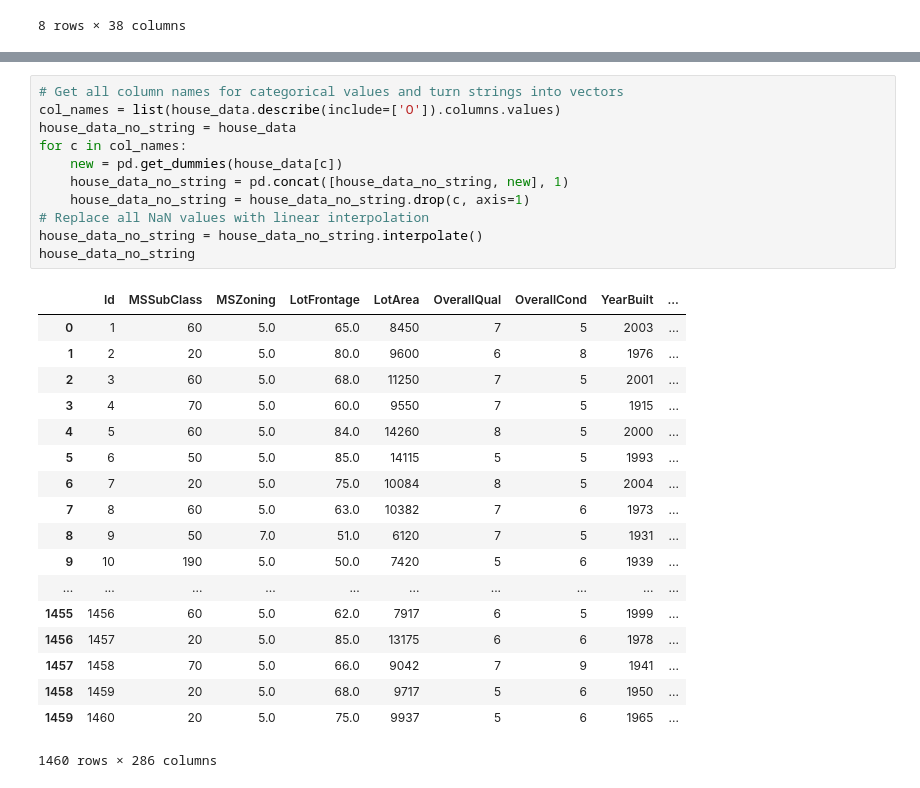
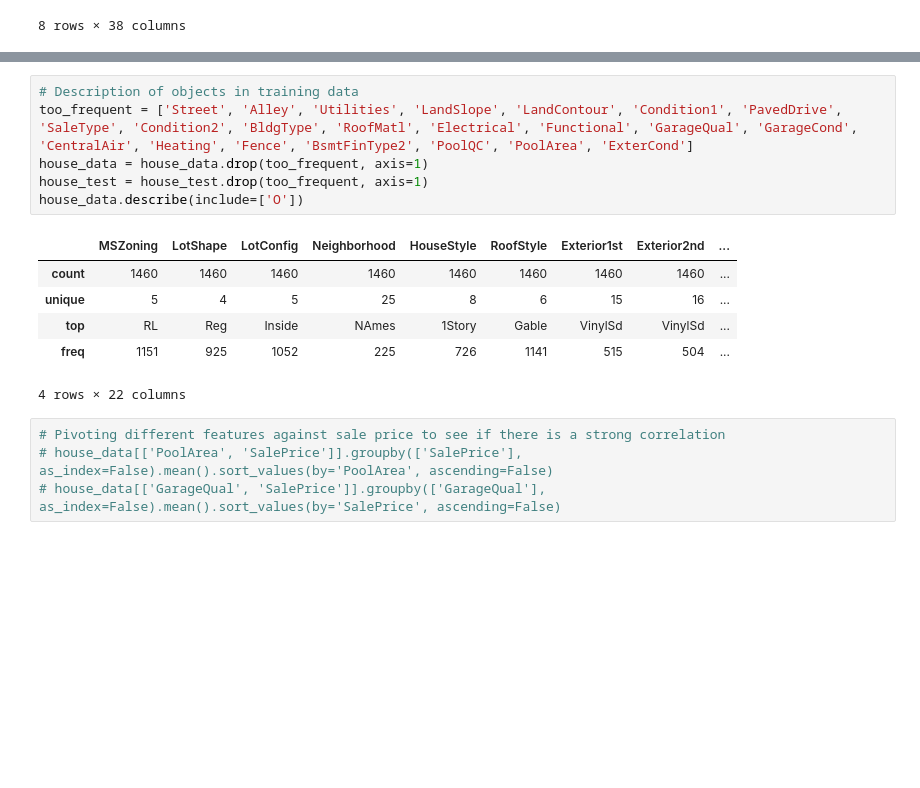
Before and after one commit to LycheeLisa/AnalyticsComp, a Jupyter notebook: Housing Competition.ipynb, the cells around one changed output, grey strips where cells are left out. Saved outputs shown, nothing was run; the diff lists cells and outputs as text; blank space fills up the shorter version.

```diff
--- a/Housing Competition.ipynb
+++ b/Housing Competition.ipynb
@@ -79,30 +72,17 @@ house_data.describe(include=['O'])
-# %%
-# Get all column names for categorical values and turn strings into vectors
-col_names = list(house_data.describe(include=['O']).columns.values)
-house_data_no_string = house_data
-for c in col_names:
-    new = pd.get_dummies(house_data[c])
-    house_data_no_string = pd.concat([house_data_no_string, new], 1)
-    house_data_no_string = house_data_no_string.drop(c, axis=1)
-# Replace all NaN values with linear interpolation
-house_data_no_string = house_data_no_string.interpolate()
-house_data_no_string
-# %% [output]
-|  | Id | MSSubClass | MSZoning | LotFrontage | LotArea | OverallQual | OverallCond | YearBuilt | ... |
-| 0 | 1 | 60 | 5.0 | 65.0 | 8450 | 7 | 5 | 2003 | ... |
-| 1 | 2 | 20 | 5.0 | 80.0 | 9600 | 6 | 8 | 1976 | ... |
-| 2 | 3 | 60 | 5.0 | 68.0 | 11250 | 7 | 5 | 2001 | ... |
-| 3 | 4 | 70 | 5.0 | 60.0 | 9550 | 7 | 5 | 1915 | ... |
-| 4 | 5 | 60 | 5.0 | 84.0 | 14260 | 8 | 5 | 2000 | ... |
-| 5 | 6 | 50 | 5.0 | 85.0 | 14115 | 5 | 5 | 1993 | ... |
-| 6 | 7 | 20 | 5.0 | 75.0 | 10084 | 8 | 5 | 2004 | ... |
-| 7 | 8 | 60 | 5.0 | 63.0 | 10382 | 7 | 6 | 1973 | ... |
-| 8 | 9 | 50 | 7.0 | 51.0 | 6120 | 7 | 5 | 1931 | ... |
-| 9 | 10 | 190 | 5.0 | 50.0 | 7420 | 5 | 6 | 1939 | ... |
-| ... | ... | ... | ... | ... | ... | ... | ... | ... | ... |
-| 1455 | 1456 | 60 | 5.0 | 62.0 | 7917 | 6 | 5 | 1999 | ... |
-| 1456 | 1457 | 20 | 5.0 | 85.0 | 13175 | 6 | 6 | 1978 | ... |
-| 1457 | 1458 | 70 | 5.0 | 66.0 | 9042 | 7 | 9 | 1941 | ... |
-| 1458 | 1459 | 20 | 5.0 | 68.0 | 9717 | 5 | 6 | 1950 | ... |
-| 1459 | 1460 | 20 | 5.0 | 75.0 | 9937 | 5 | 6 | 1965 | ... |
-1460 rows × 286 columns
+# %%
+# Description of objects in training data
+too_frequent = ['Street', 'Alley', 'Utilities', 'LandSlope', 'LandContour', 'Condition1', 'PavedDrive', 'SaleType', 'Condition2', 'BldgType', 'RoofMatl', 'Electrical', 'Functional', 'GarageQual', 'GarageCond', 'CentralAir', 'Heating', 'Fence', 'BsmtFinType2', 'PoolQC', 'PoolArea', 'ExterCond']
+house_data = house_data.drop(too_frequent, axis=1)
+house_test = house_test.drop(too_frequent, axis=1)
+house_data.describe(include=['O'])
+# %% [output]
+|  | MSZoning | LotShape | LotConfig | Neighborhood | HouseStyle | RoofStyle | Exterior1st | Exterior2nd | ... |
+| count | 1460 | 1460 | 1460 | 1460 | 1460 | 1460 | 1460 | 1460 | ... |
+| unique | 5 | 4 | 5 | 25 | 8 | 6 | 15 | 16 | ... |
+| top | RL | Reg | Inside | NAmes | 1Story | Gable | VinylSd | VinylSd | ... |
+| freq | 1151 | 925 | 1052 | 225 | 726 | 1141 | 515 | 504 | ... |
+4 rows × 22 columns
+# %%
+# Pivoting different features against sale price to see if there is a strong correlation
+# house_data[['PoolArea', 'SalePrice']].groupby(['SalePrice'], as_index=False).mean().sort_values(by='PoolArea', ascending=False)
+# house_data[['GarageQual', 'SalePrice']].groupby(['GarageQual'], as_index=False).mean().sort_values(by='SalePrice', ascending=False)
```
Also changed, not shown: parts of 9 cells of this notebook.
